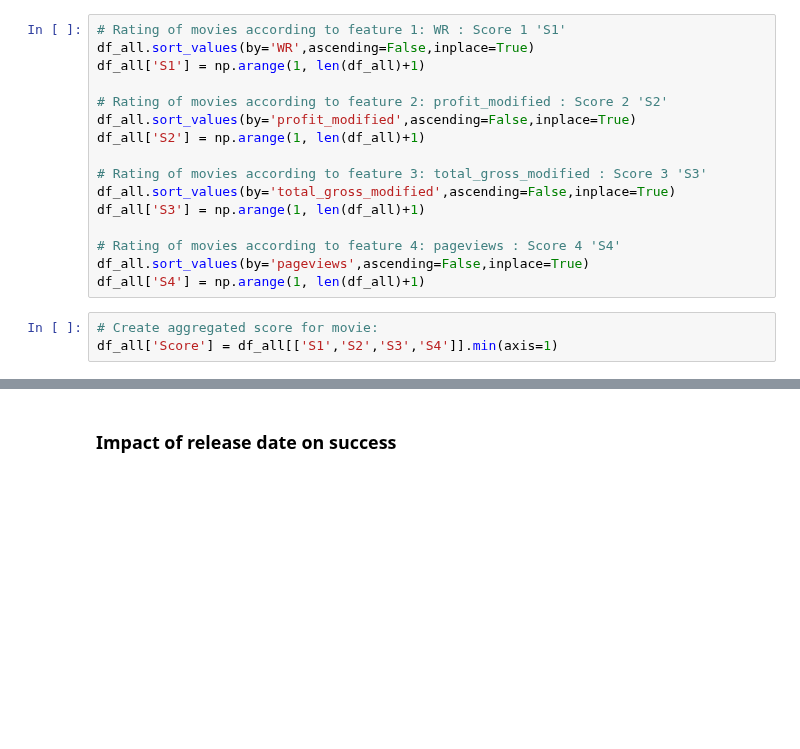
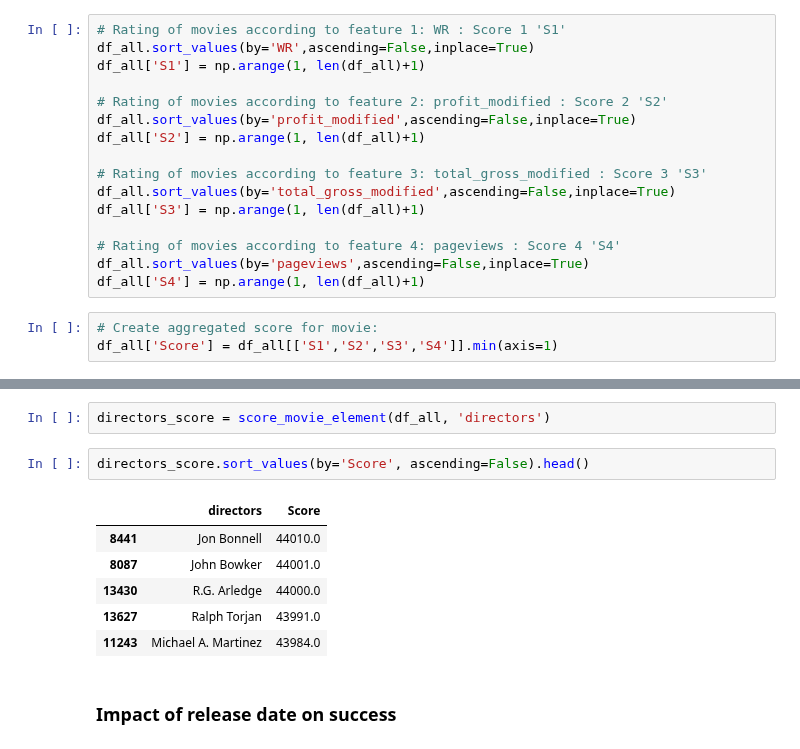
Before and after one commit to epfl-ada/ada-2022-project-theadaholics, a Jupyter notebook: main.ipynb, the cells around one changed output, grey strips where cells are left out. Saved outputs shown, nothing was run; the diff lists cells and outputs as text; blank space fills up the shorter version.

```diff
--- a/main.ipynb
+++ b/main.ipynb
@@ -1087,3 +1146,14 @@ df_all.sort_values(by='Score').head(3)
+# %%
+directors_score = score_movie_element(df_all, 'directors')
+# %%
+directors_score.sort_values(by='Score', ascending=False).head()
+# %% [output]
+|  | directors | Score |
+| 8441 | Jon Bonnell | 44010.0 |
+| 8087 | John Bowker | 44001.0 |
+| 13430 | R.G. Arledge | 44000.0 |
+| 13627 | Ralph Torjan | 43991.0 |
+| 11243 | Michael A. Martinez | 43984.0 |
 # %% [markdown]
 ### Impact of release date on success
 # %% [markdown]
```
Also changed, not shown: parts of 13 cells of this notebook.
